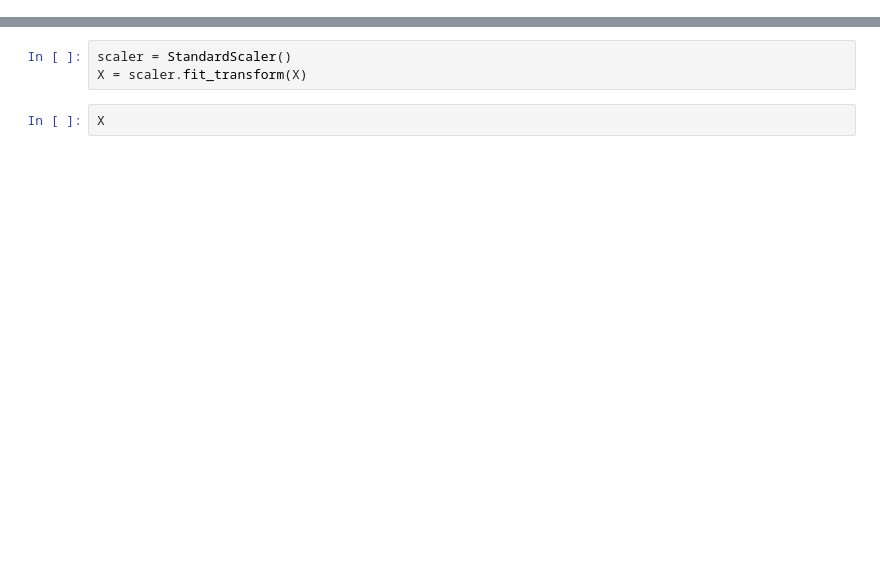
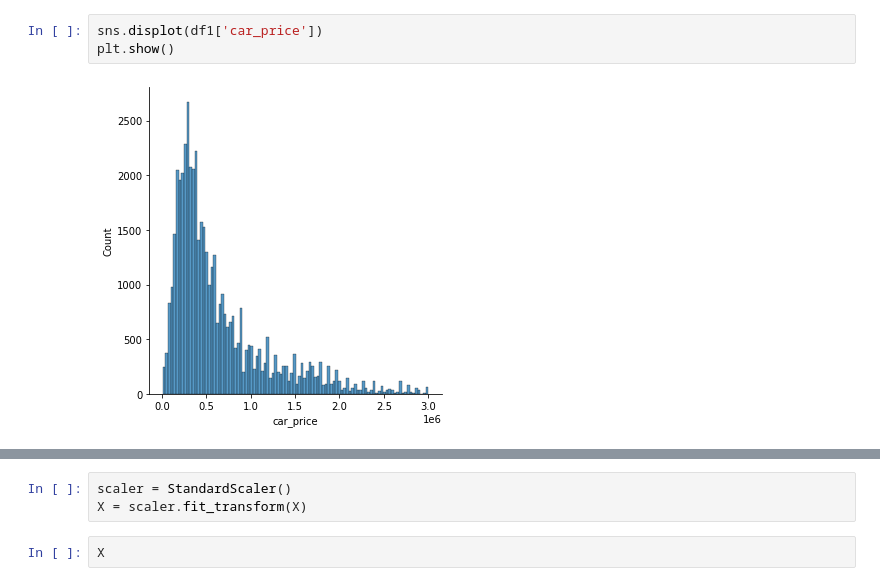
Before and after one commit to lilychen0505/BDSE19_PROJECT, a Jupyter notebook: data_analysis/Data_analysis.ipynb, the cells around one changed output, grey strips where cells are left out. Drawn from its saved outputs; the diff is of its cells as text; blank space fills up the shorter version.

```diff
--- a/data_analysis/Data_analysis.ipynb
+++ b/data_analysis/Data_analysis.ipynb
@@ -98,0 +162,5 @@ data
+# %%
+sns.displot(df1['car_price'])
+plt.show()
+# %% [output]
+[figure, added]
```
Also changed, not shown: parts of 68 cells of this notebook.
